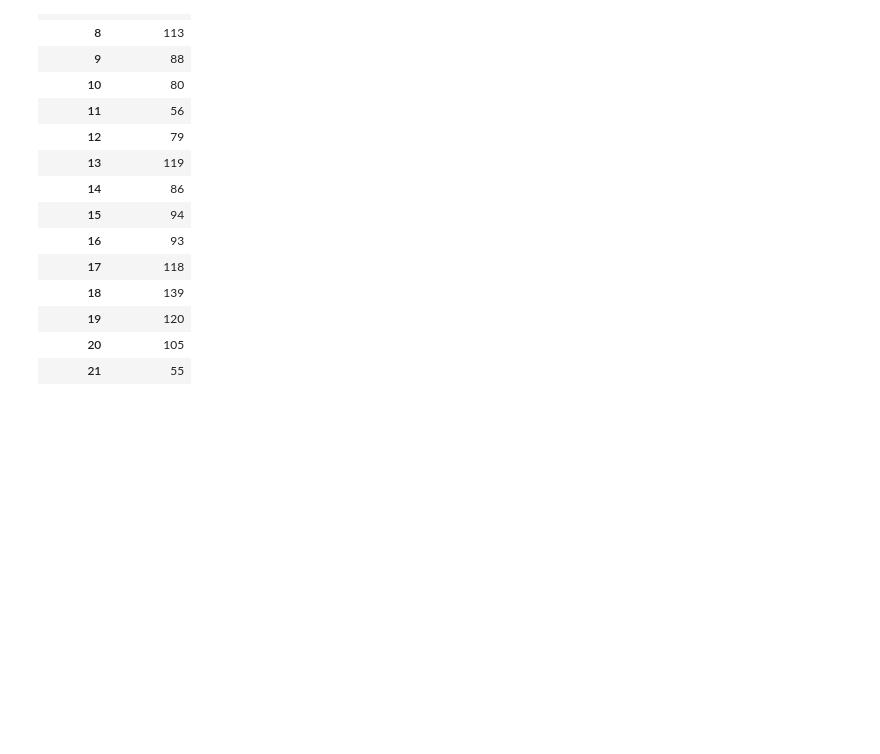
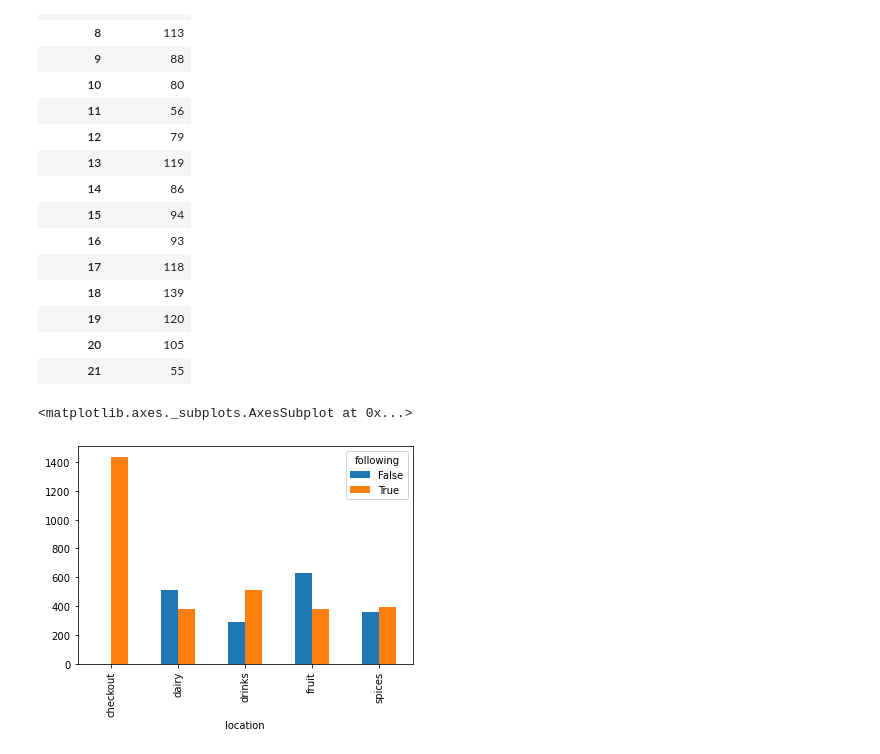
Before and after one commit to mfriebel/w8_Markov, a Jupyter notebook: eda.ipynb, the cells around one changed output. Saved outputs shown, nothing was run; the diff lists cells and outputs as text; code cells hidden in the pictures; blank space fills up the shorter version.

Commit message:
last EDA question implemented - Plot the distribution of customers of their first visited section versus following sections

```diff
--- a/eda.ipynb
+++ b/eda.ipynb
@@ -107,6 +119,17 @@ customer_only.groupby([time_step])[['customer_no']].count()
 # %%
 # Our business managers think that the first section customers visit follows a different pattern than the following ones. Plot the distribution of customers of their first visited section versus following sections (treat all sections visited after the first as “following”). - Matthias
 
 # not finished
 
-monday_sorted = monday.sort_values(['customer_no', 'timestamp'])
+def first_section(series):
+    return series[series.index.min()]
+
+initial_state = monday.groupby(['customer_no']).agg(first_section)
+
+new = monday.reset_index().set_index('customer_no')
+new['initial_state'] = initial_state
+new['following'] = new['location'] != new['initial_state']
+new.groupby(['location','following']).size().unstack().plot(kind='bar')
+# %% [output]
+<matplotlib.axes._subplots.AxesSubplot at 0x...>
+[figure, added]
```
Also changed, not shown: parts of 1 cell of this notebook.
